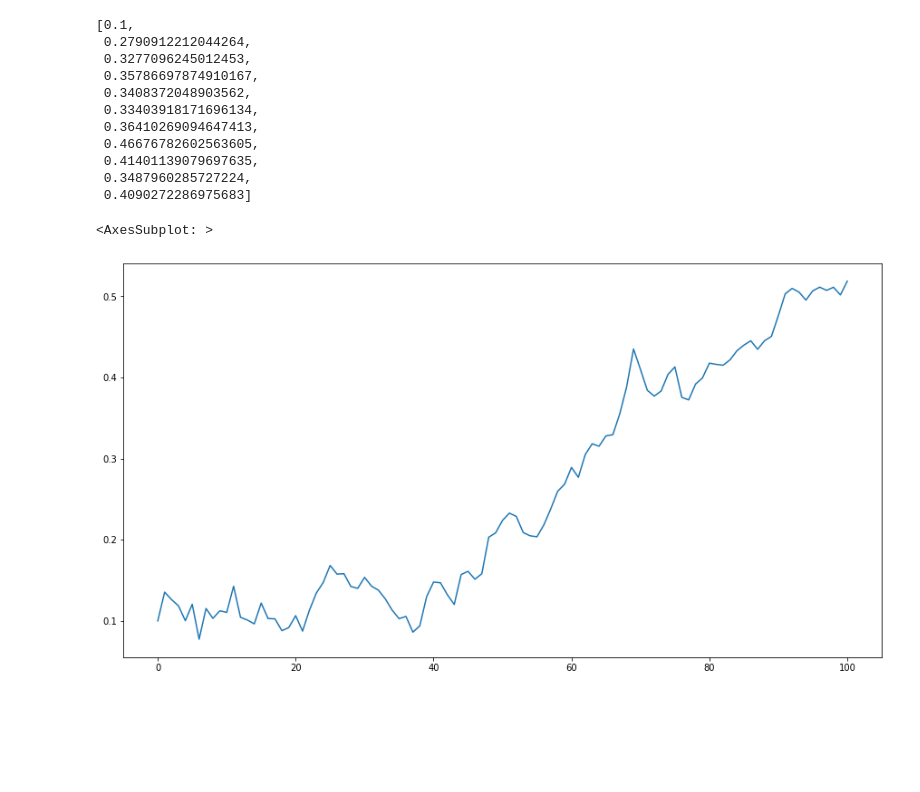
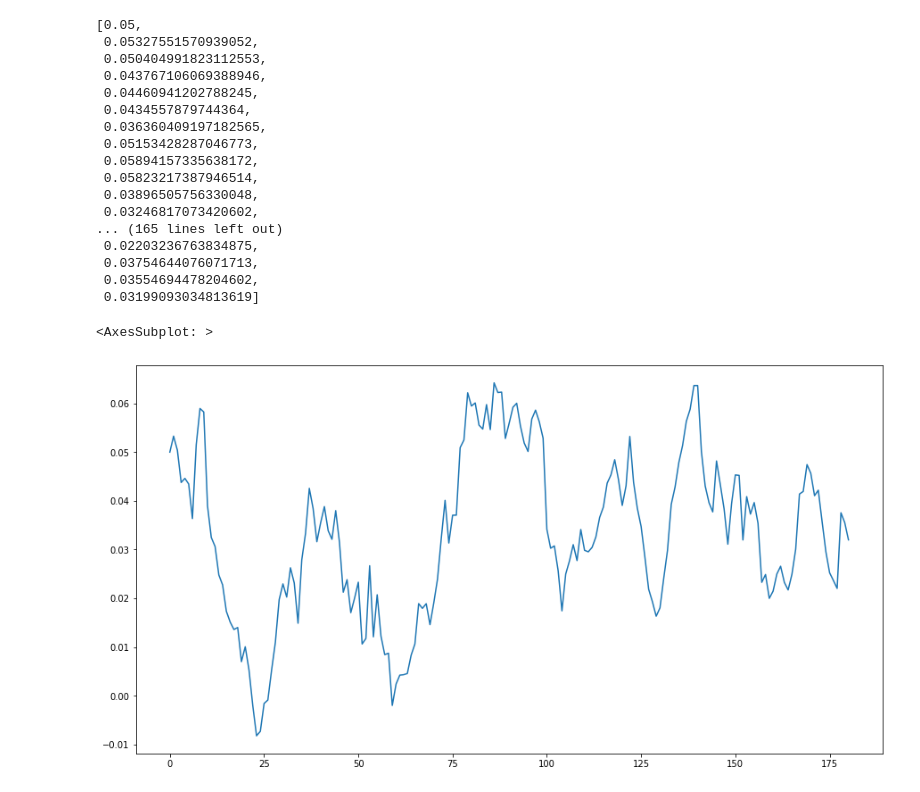
Before and after one commit to Eskild-afk/MasterThesis, a Jupyter notebook: playground.ipynb, the cells around one changed output. Drawn from its saved outputs; the diff is of its cells as text; code cells hidden in the pictures; blank space fills up the shorter version.

```diff
--- a/playground.ipynb
+++ b/playground.ipynb
@@ -1,25 +1,31 @@
 # %%
 from dynamics import *
-testDynamic = Vasicek(0.1, 0.3, 0.01, 0.2)
-testDynamic.create_path(1/10, 1)
+testDynamic = Vasicek(0.05, 0.02, 0.6, 0.02)
+testDynamic.create_path(1/12, 15, 2023)
 # %% [output]
-[0.1,
- 0.2790912212044264,
- 0.3277096245012453,
- 0.35786697874910167,
- 0.3408372048903562,
- 0.33403918171696134,
- 0.36410269094647413,
- 0.46676782602563605,
- 0.41401139079697635,
- 0.3487960285727224,
- 0.4090272286975683]
+[0.05,
+ 0.05327551570939052,
+ 0.050404991823112553,
+ 0.043767106069388946,
+ 0.04460941202788245,
+ 0.0434557879744364,
+ 0.036360409197182565,
+ 0.05153428287046773,
+ 0.05894157335638172,
+ 0.05823217387946514,
+ 0.03896505756330048,
+ 0.03246817073420602,
+... (165 lines left out)
+ 0.02203236763834875,
+ 0.03754644076071713,
+ 0.03554694478204602,
+ 0.03199093034813619]
 # %%
 import seaborn as sns
 import matplotlib.pyplot as plt
-rate = testDynamic.create_path(1/100,1,1)
+rate = testDynamic.create_path(stepsize=1/12, duration=15, seed=2023)
 plt.figure(figsize=(15,8))
 sns.lineplot(rate)
 # %% [output]
 <AxesSubplot: >
-[figure, old version]
+[figure, new version]
```
Also changed, not shown: 2 other files.
